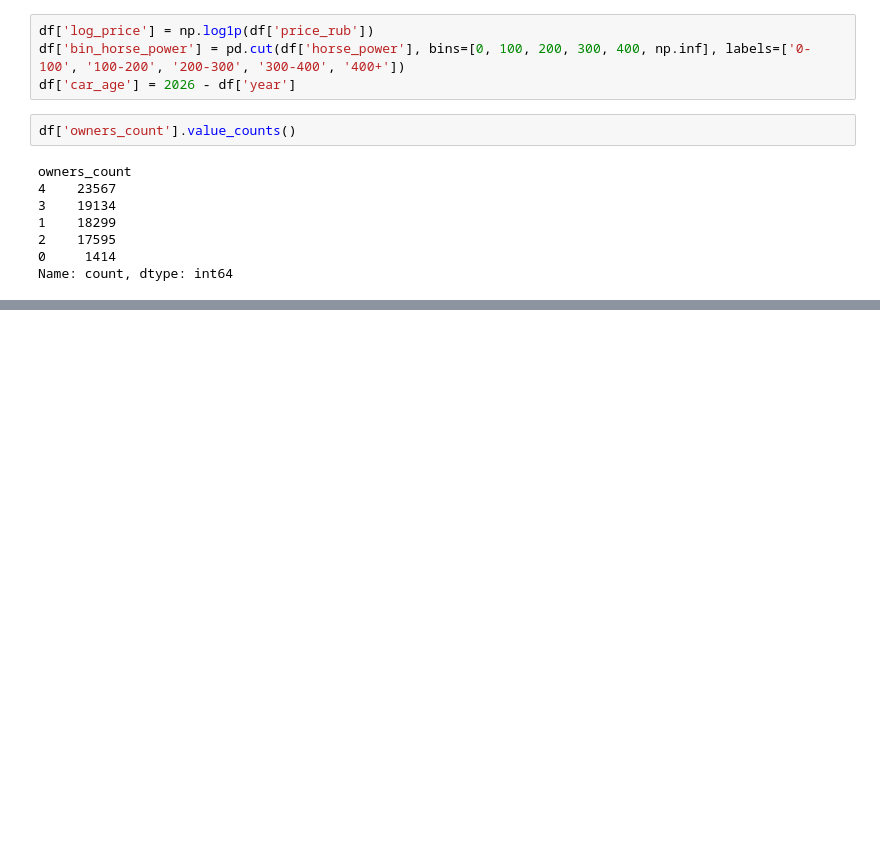
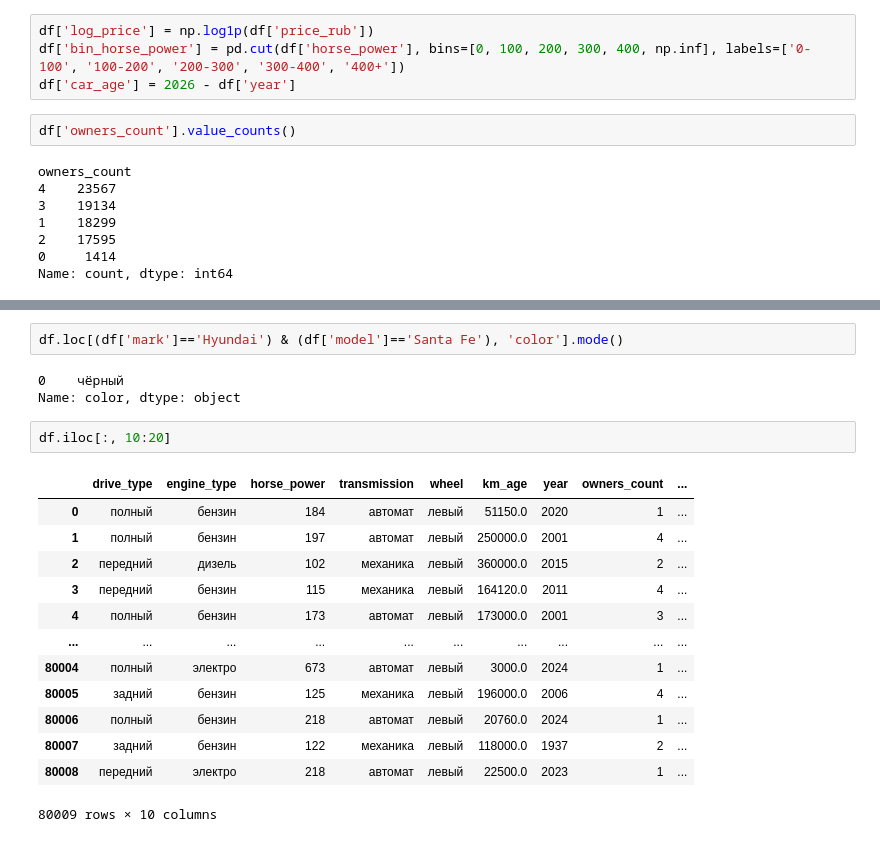
Before and after one commit to KazGet/Predict_car_price, a Jupyter notebook: notebooks/02_preprocess.ipynb, the cells around one changed output, grey strips where cells are left out. Drawn from its saved outputs; the diff is of its cells as text; blank space fills up the shorter version.

```diff
--- a/notebooks/02_preprocess.ipynb
+++ b/notebooks/02_preprocess.ipynb
@@ -50,0 +91,21 @@ array(['оригинал', 'оригинал', 'оригинал', 'оригин
+# %%
+df.loc[(df['mark']=='Hyundai') & (df['model']=='Santa Fe'), 'color'].mode()
+# %% [output]
+0    чёрный
+Name: color, dtype: object
+# %%
+df.iloc[:, 10:20]
+# %% [output]
+|  | drive_type | engine_type | horse_power | transmission | wheel | km_age | year | owners_count | ... |
+| 0 | полный | бензин | 184 | автомат | левый | 51150.0 | 2020 | 1 | ... |
+| 1 | полный | бензин | 197 | автомат | левый | 250000.0 | 2001 | 4 | ... |
+| 2 | передний | дизель | 102 | механика | левый | 360000.0 | 2015 | 2 | ... |
+| 3 | передний | бензин | 115 | механика | левый | 164120.0 | 2011 | 4 | ... |
+| 4 | полный | бензин | 173 | автомат | левый | 173000.0 | 2001 | 3 | ... |
+| ... | ... | ... | ... | ... | ... | ... | ... | ... | ... |
+| 80004 | полный | электро | 673 | автомат | левый | 3000.0 | 2024 | 1 | ... |
+| 80005 | задний | бензин | 125 | механика | левый | 196000.0 | 2006 | 4 | ... |
+| 80006 | полный | бензин | 218 | автомат | левый | 20760.0 | 2024 | 1 | ... |
+| 80007 | задний | бензин | 122 | механика | левый | 118000.0 | 1937 | 2 | ... |
+| 80008 | передний | электро | 218 | автомат | левый | 22500.0 | 2023 | 1 | ... |
+80009 rows × 10 columns
```
Also changed, not shown: parts of 9 cells of this notebook.
